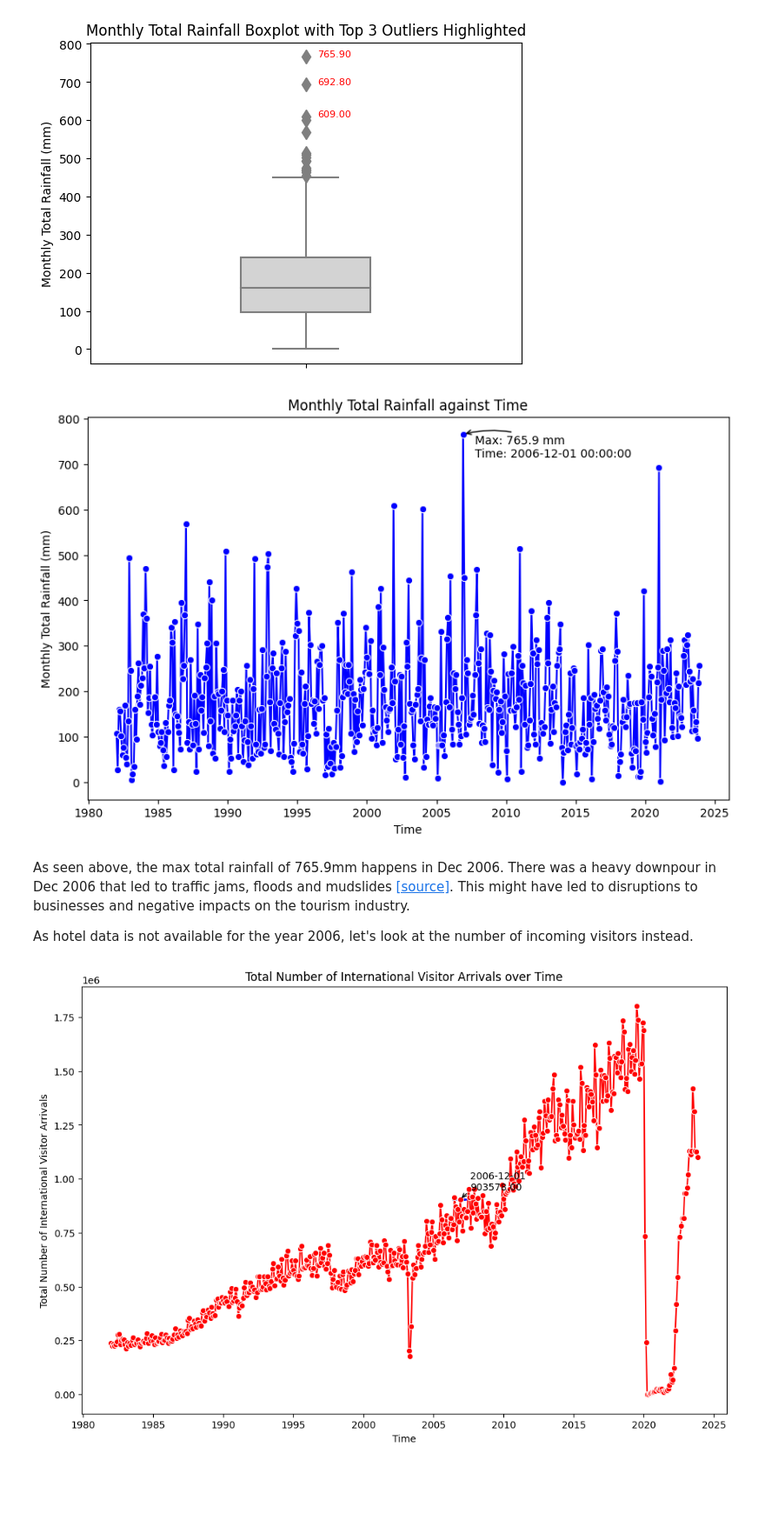
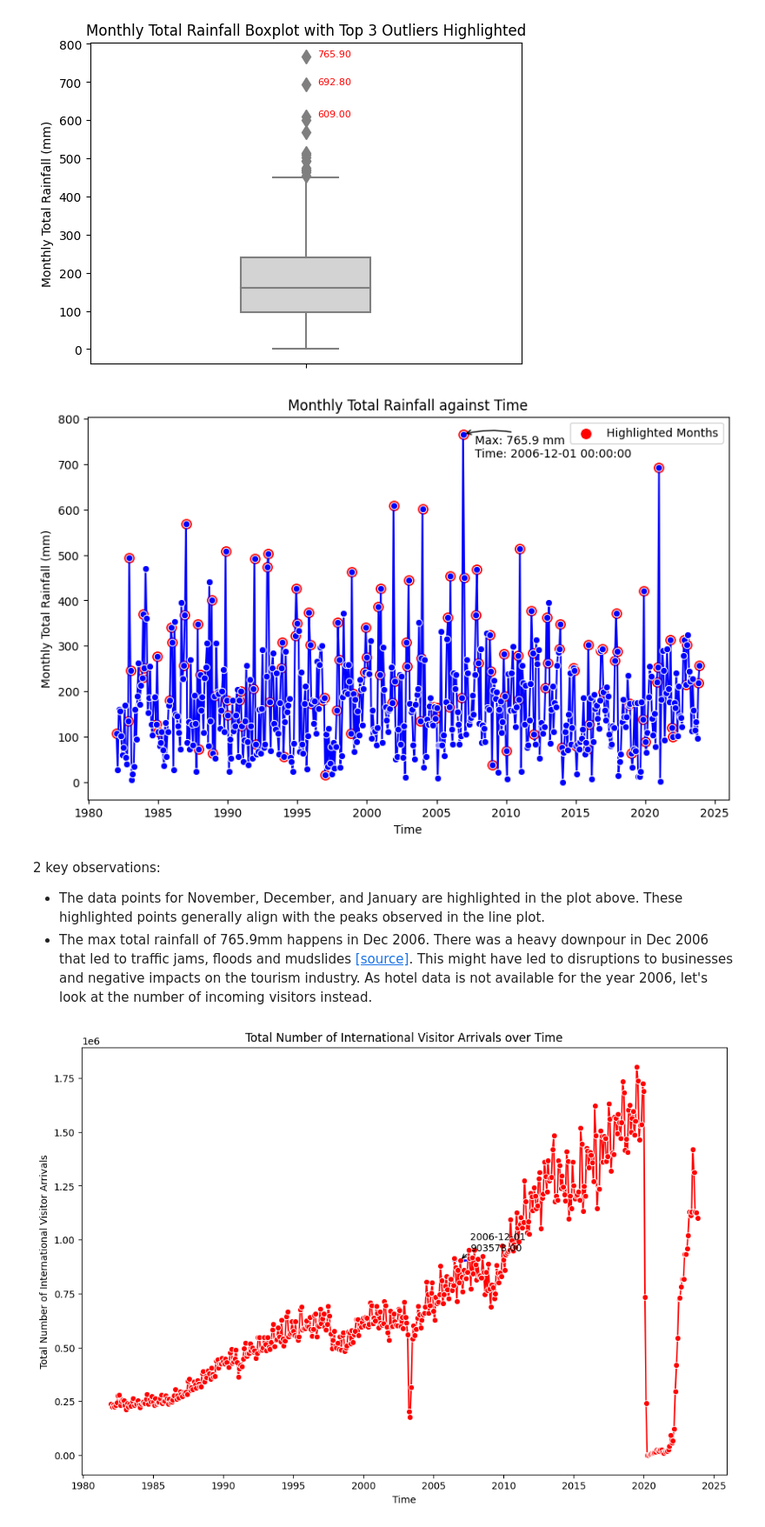
Before and after one commit to tengyneo/project1, a Jupyter notebook: notebook/p1_EDA_tengyong.ipynb, the cells around one changed output. Shown: that part at 87% size. Saved outputs shown, nothing was run; the diff lists cells and outputs as text; code cells hidden in the pictures; blank space fills up the shorter version.

```diff
--- a/notebook/p1_EDA_tengyong.ipynb
+++ b/notebook/p1_EDA_tengyong.ipynb
@@ -503,35 +547,43 @@ for i in top3_outliers_indices:
 plt.show()
 # %% [output]
 [figure]
-# %%
-plt.figure(figsize=(10, 6))
-
-# Line plot for total rainfall
-sns.lineplot(x='month', y='total_rainfall', data=merged_df, marker='o', color='b')
-
-# Find the index of the maximum value in the 'total_rainfall' column
-max_value_index = merged_df['total_rainfall'].idxmax()
-
-# Extract the timestamp of the maximum value
-max_rainfall_time = merged_df['month'][max_value_index]
-
-# Annotate the maximum value on the plot
-plt.annotate(f'Max: {merged_df["total_rainfall"].max()} mm\nTime: {max_rainfall_time}',
-             xy=(max_rainfall_time, merged_df['total_rainfall'].max()),
-             xytext=(10, -20),
-             textcoords='offset points',
-             arrowprops=dict(arrowstyle="->", connectionstyle="arc3,rad=.2"))
-
-plt.title('Monthly Total Rainfall against Time')
-plt.xlabel('Time')
-plt.ylabel('Monthly Total Rainfall (mm)')
-plt.show()
-# %% [output]
-[figure, removed]
+# %%
+plt.figure(figsize=(10, 6))
+
+# Line plot for total rainfall
+sns.lineplot(x='month', y='total_rainfall', data=merged_df, marker='o', color='b')
+
+# Find the index of the maximum value in the 'total_rainfall' column
+max_value_index = merged_df['total_rainfall'].idxmax()
+
+# Extract the timestamp of the maximum value
+max_rainfall_time = merged_df['month'][max_value_index]
+
+# Annotate the maximum value on the plot
+plt.annotate(f'Max: {merged_df["total_rainfall"].max()} mm\nTime: {max_rainfall_time}',
+             xy=(max_rainfall_time, merged_df['total_rainfall'].max()),
+             xytext=(10, -20),
+             textcoords='offset points',
+             arrowprops=dict(arrowstyle="->", connectionstyle="arc3,rad=.2"))
+
+# Highlight points for November, December, and January
+highlight_months = ['November', 'December', 'January']
+highlight_points = merged_df[merged_df['month_only'].isin(highlight_months)]
+
+# Plot highlighted points
+sns.scatterplot(x='month', y='total_rainfall', data=highlight_points, color='red', s=100, label='Highlighted Months')
+
+plt.title('Monthly Total Rainfall against Time')
+plt.xlabel('Time')
+plt.ylabel('Monthly Total Rainfall (mm)')
+plt.legend()
+plt.show()
+# %% [output]
+[figure, added]
 # %% [markdown]
-As seen above, the max total rainfall of 765.9mm happens in Dec 2006. There was a heavy downpour in Dec 2006 that led to traffic jams, floods and mudslides [<span style="background-color: light blue">[source]</span>](http://www.wildsingapore.com/news/20061112/061220-1.htm#cna3). This might have led to disruptions to businesses and negative impacts on the tourism industry.
-
-As hotel data is not available for the year 2006, let's look at the number of incoming visitors instead.
+2 key observations:
+- The data points for November, December, and January are highlighted in the plot above. These highlighted points generally align with the peaks observed in the line plot.
+- The max total rainfall of 765.9mm happens in Dec 2006. There was a heavy downpour in Dec 2006 that led to traffic jams, floods and mudslides [<span style="background-color: light blue">[source]</span>](http://www.wildsingapore.com/news/20061112/061220-1.htm#cna3). This might have led to disruptions to businesses and negative impacts on the tourism industry. As hotel data is not available for the year 2006, let's look at the number of incoming visitors instead.
 # %%
 plt.figure(figsize=(12, 8))
 
```
Also changed, not shown: parts of 27 cells of this notebook.
